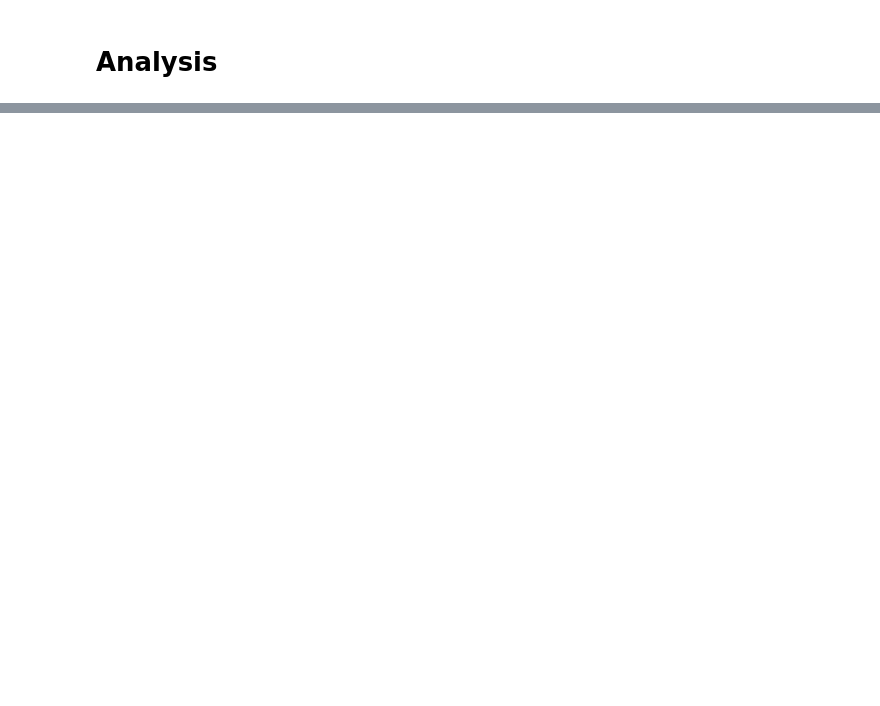
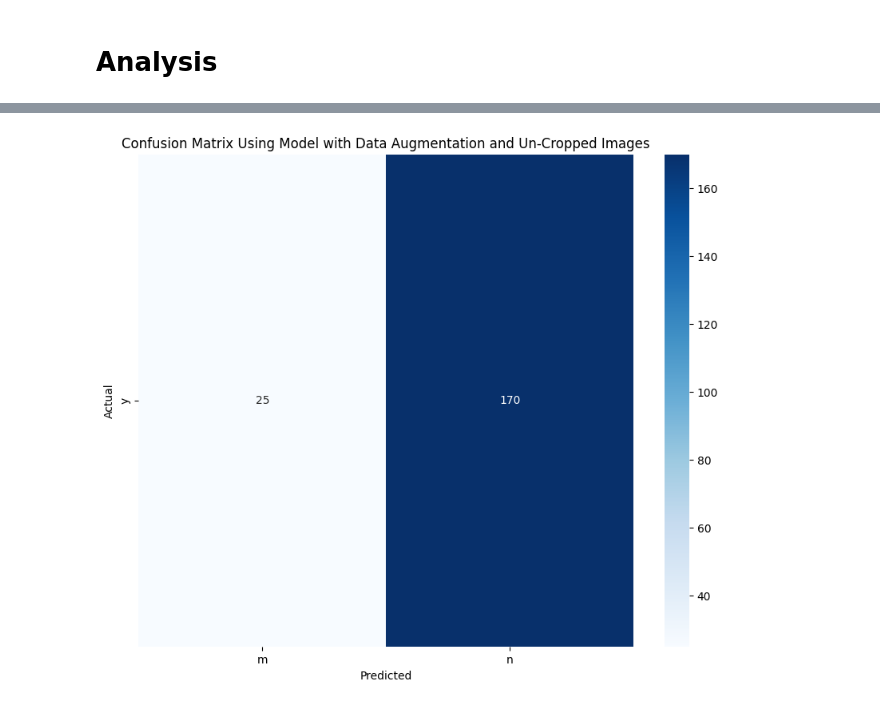
Before and after one commit to Nina-mvH/ASL_alphabet_recognition, a Jupyter notebook: Using_ASL_model.ipynb, the cells around one changed output, grey strips where cells are left out. Saved outputs shown, nothing was run; the diff lists cells and outputs as text; code cells hidden in the pictures; blank space fills up the shorter version.

```diff
--- a/Using_ASL_model.ipynb
+++ b/Using_ASL_model.ipynb
@@ -166,0 +450,11 @@ print(f"The percentage of rows where prediction matched label with data augmenta
+# %%
+confusion_matrix = pd.crosstab(uncropped_df['label'], uncropped_df['aug_model_pred'])
+
+plt.figure(figsize=(10, 8))
+sns.heatmap(confusion_matrix, annot=True, cmap='Blues', fmt='d')
+plt.xlabel('Predicted')
+plt.ylabel('Actual')
+plt.title('Confusion Matrix Using Model with Data Augmentation and Un-Cropped Images')
+plt.show()
+# %% [output]
+[figure, added]
```
Also changed, not shown: parts of 35 cells of this notebook.
